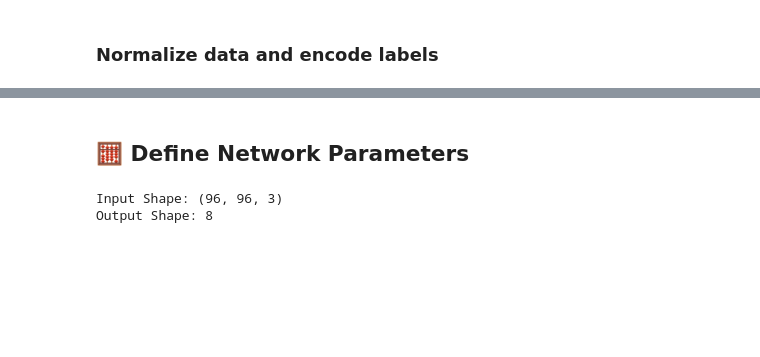
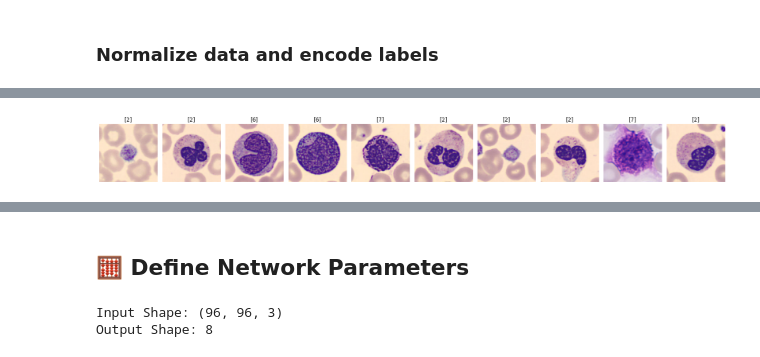
Before and after one commit to FrancescoPesce/an2dl-homework-1, a Jupyter notebook: notebook.ipynb, the cells around one changed output, grey strips where cells are left out. Drawn from its saved outputs; the diff is of its cells as text; code cells hidden in the pictures; blank space fills up the shorter version.

```diff
--- a/notebook.ipynb
+++ b/notebook.ipynb
@@ -228,19 +147,0 @@ for i in range(3):
-# %%
-# Display a sample of images from the dataset.
-set_to_sample = X_train
-labels_to_sample = y_train
-num_img = 10
-random_indices = random.sample(range(len(set_to_sample)), num_img)
-
-fig, axes = plt.subplots(1, num_img, figsize=(20, 20))
-
-# Iterate through the selected number of images.
-for i, idx in enumerate(random_indices):
-    ax = axes[i % num_img]
-    ax.imshow(np.squeeze(set_to_sample[idx]), vmin=0., vmax=1.)
-    ax.set_title(str(data['labels'][labels_to_sample[idx][0]]))
-    ax.axis('off')
-
-# Adjust layout and display the images.
-plt.tight_layout()
-plt.show()
@@ -265,0 +165,21 @@ First image pixel values:
+# %%
+# Display a sample of images from the dataset.
+set_to_sample = X_train
+labels_to_sample = y_train
+num_img = 10
+random_indices = random.sample(range(len(set_to_sample)), num_img)
+
+fig, axes = plt.subplots(1, num_img, figsize=(20, 20))
+
+# Iterate through the selected number of images.
+for i, idx in enumerate(random_indices):
+    ax = axes[i % num_img]
+    ax.imshow(np.squeeze(set_to_sample[idx]), vmin=0., vmax=1.)
+    ax.set_title(str(data['labels'][np.argmax(labels_to_sample[idx])]))
+    ax.axis('off')
+
+# Adjust layout and display the images.
+plt.tight_layout()
+plt.show()
+# %% [output]
+[figure, added]
```
Also changed, not shown: parts of 23 cells of this notebook.
